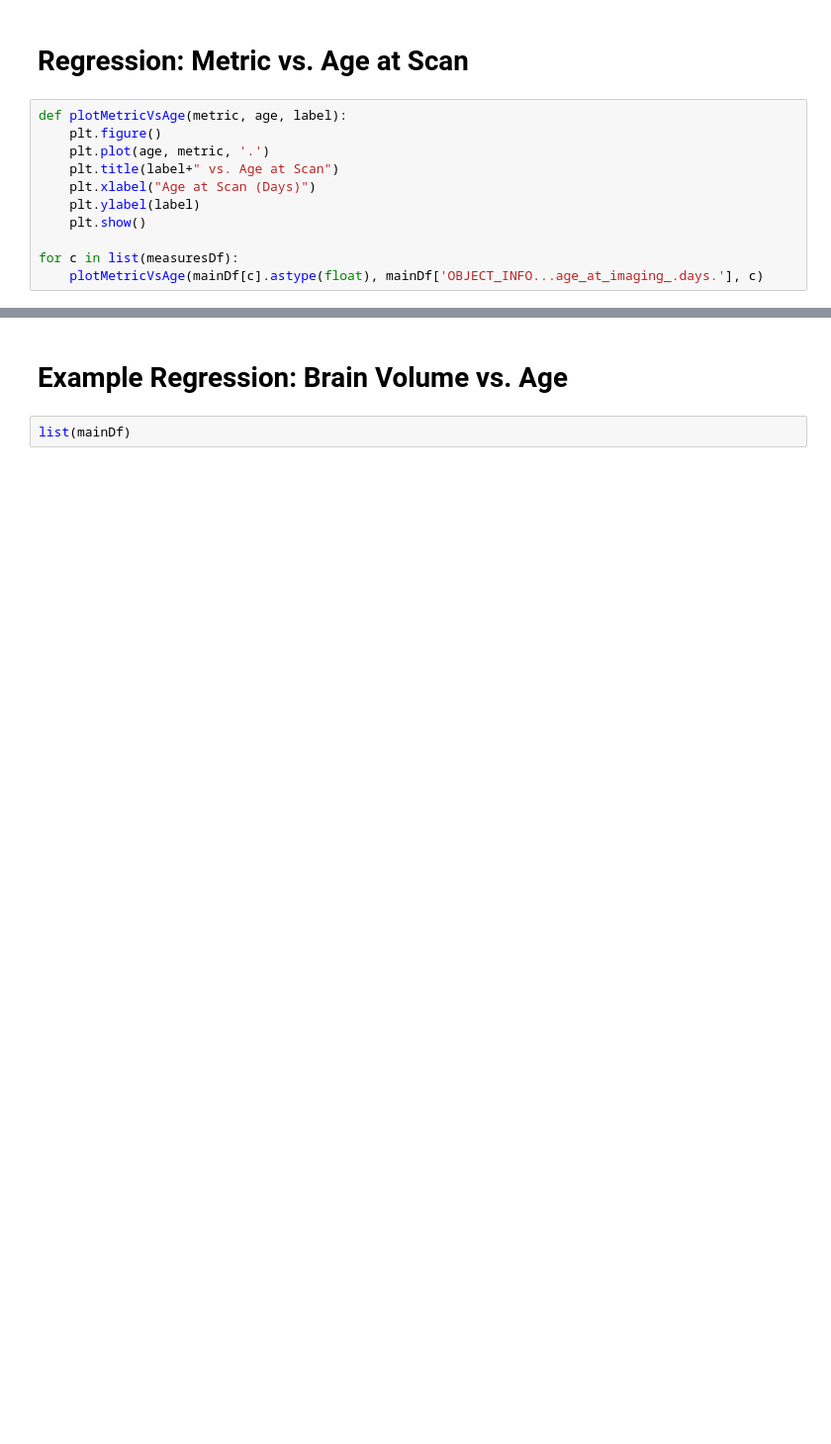
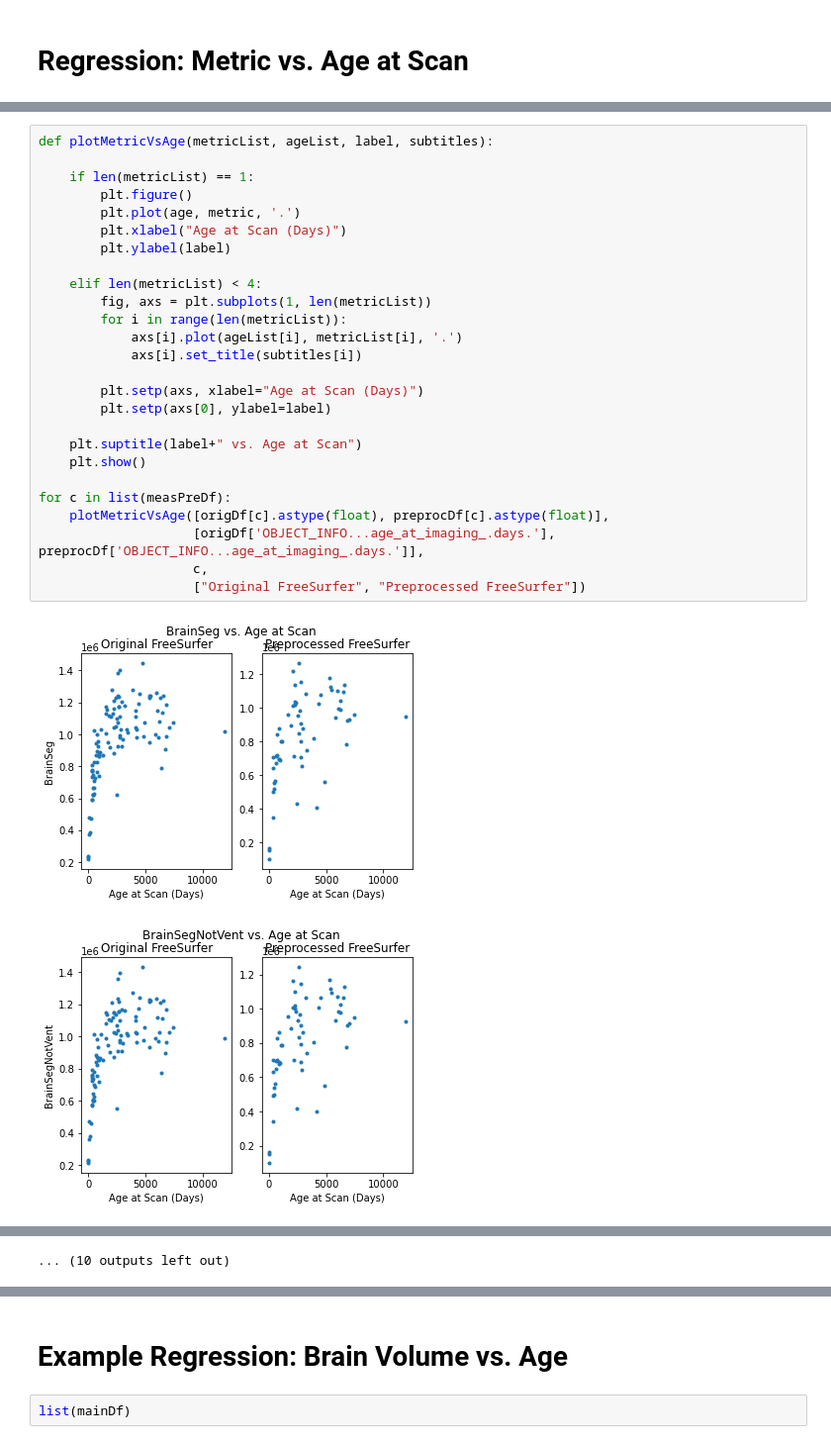
Before and after one commit to jmschabdach/mpr_analysis, a Jupyter notebook: MPR_3T_Initial_Sanity_Check.ipynb, the cells around one changed output, grey strips where cells are left out. Shown at 99% size. Drawn from its saved outputs; the diff is of its cells as text; blank space fills up the shorter version.

```diff
--- a/MPR_3T_Initial_Sanity_Check.ipynb
+++ b/MPR_3T_Initial_Sanity_Check.ipynb
@@ -122,13 +164,2 @@ for c in list(measuresDf):
 # %% [markdown]
 # Regression: Metric vs. Age at Scan
-# %%
-def plotMetricVsAge(metric, age, label):
-    plt.figure()
-    plt.plot(age, metric, '.')
-    plt.title(label+" vs. Age at Scan")
-    plt.xlabel("Age at Scan (Days)")
-    plt.ylabel(label)
-    plt.show()
-
-for c in list(measuresDf):
-    plotMetricVsAge(mainDf[c].astype(float), mainDf['OBJECT_INFO...age_at_imaging_.days.'], c)
@@ -222,0 +186,29 @@ Name: SurfaceHoles, dtype: float64
+# %%
+def plotMetricVsAge(metricList, ageList, label, subtitles):
+
+    if len(metricList) == 1:
+        plt.figure()
+        plt.plot(age, metric, '.')
+        plt.xlabel("Age at Scan (Days)")
+        plt.ylabel(label)
+
+    elif len(metricList) < 4:
+        fig, axs = plt.subplots(1, len(metricList))
+        for i in range(len(metricList)):
+            axs[i].plot(ageList[i], metricList[i], '.')
+            axs[i].set_title(subtitles[i])
+
+        plt.setp(axs, xlabel="Age at Scan (Days)")
+        plt.setp(axs[0], ylabel=label)
+
+    plt.suptitle(label+" vs. Age at Scan")
+    plt.show()
+
+for c in list(measPreDf):
+    plotMetricVsAge([origDf[c].astype(float), preprocDf[c].astype(float)],
+                    [origDf['OBJECT_INFO...age_at_imaging_.days.'], preprocDf['OBJECT_INFO...age_at_imaging_.days.']],
+                    c,
+                    ["Original FreeSurfer", "Preprocessed FreeSurfer"])
+# %% [output]
+[figure, added]
+[figure, added]
@@ -222,0 +225 @@ Name: SurfaceHoles, dtype: float64
+... (10 outputs left out)
```
Also changed, not shown: parts of 22 cells of this notebook, 2 other files.
